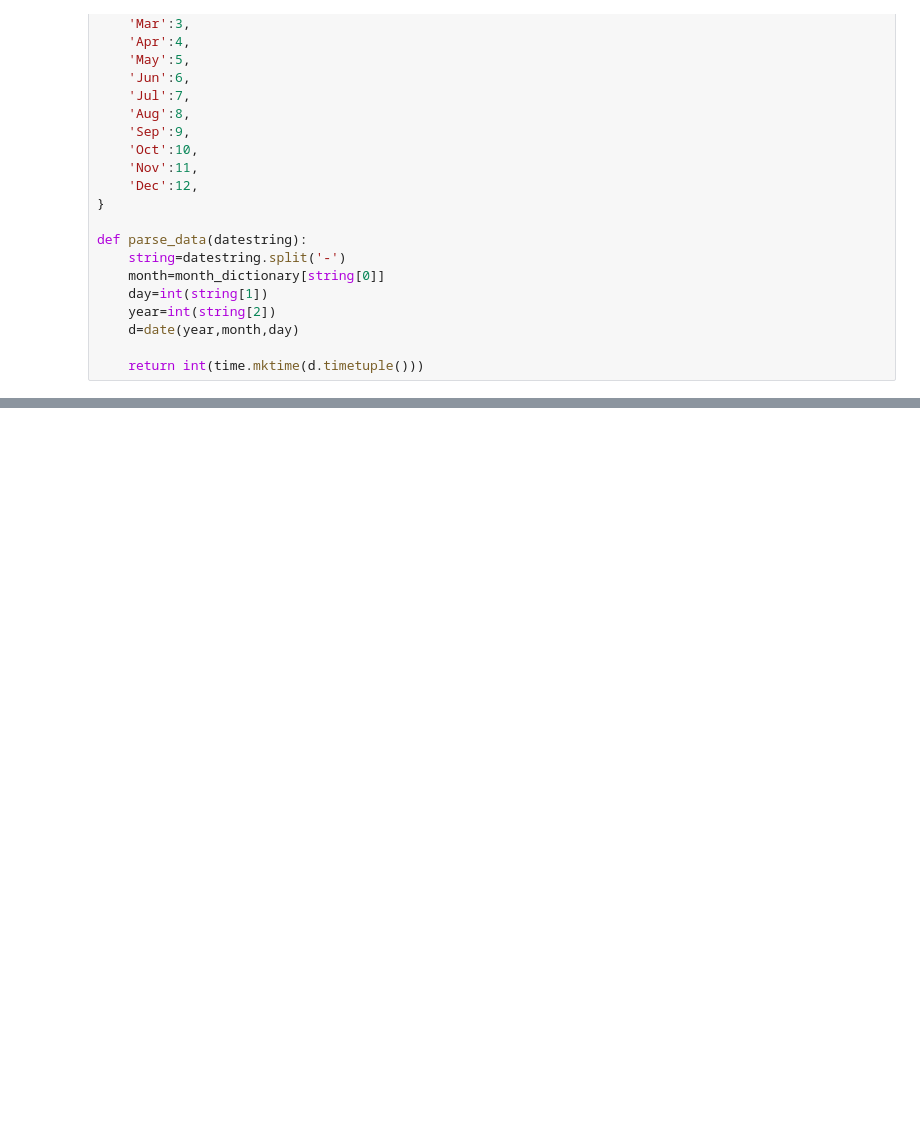
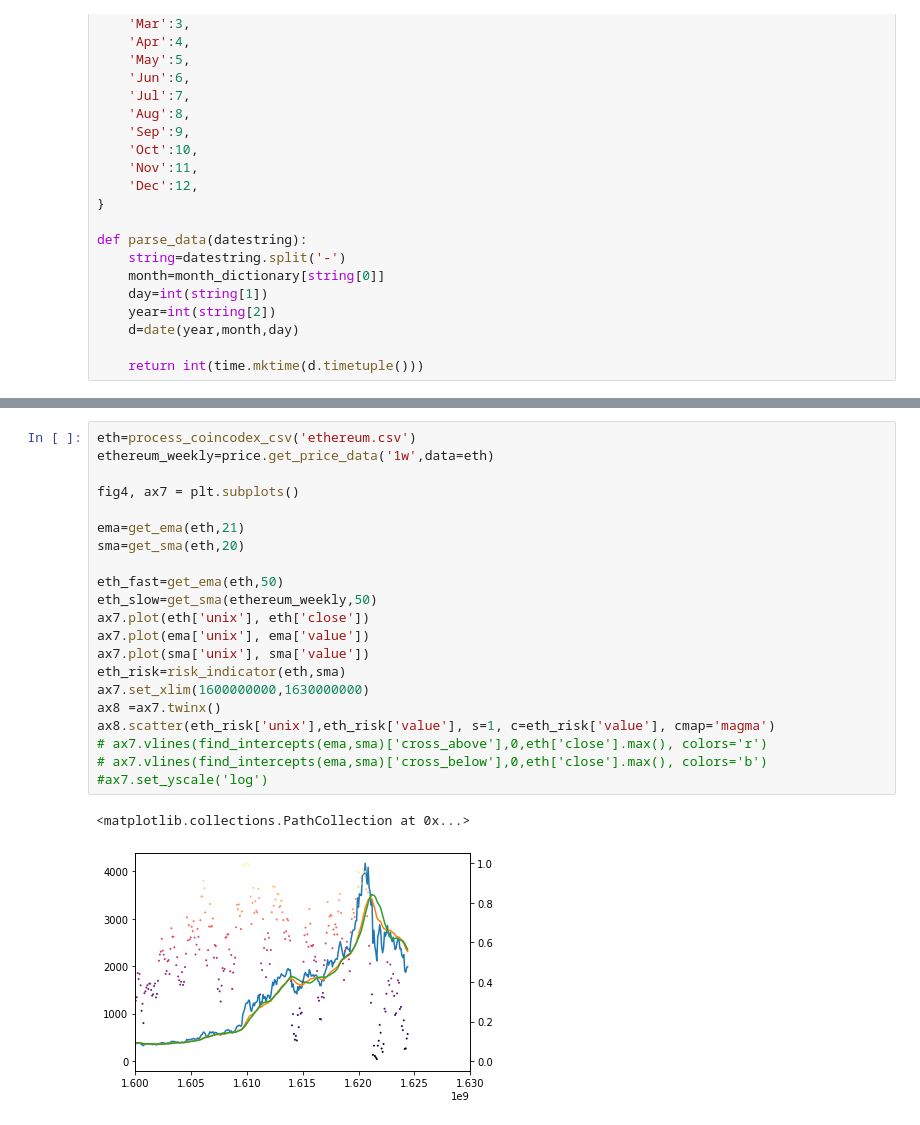
Before and after one commit to RDEvans31/saturn, a Jupyter notebook: Data analysis.ipynb, the cells around one changed output, grey strips where cells are left out. Saved outputs shown, nothing was run; the diff lists cells and outputs as text; blank space fills up the shorter version.

```diff
--- a/Data analysis.ipynb
+++ b/Data analysis.ipynb
@@ -222,0 +240,24 @@ ax5.set_yscale('log')
+# %%
+eth=process_coincodex_csv('ethereum.csv')
+ethereum_weekly=price.get_price_data('1w',data=eth)
+
+fig4, ax7 = plt.subplots()
+
+ema=get_ema(eth,21)
+sma=get_sma(eth,20)
+
+eth_fast=get_ema(eth,50)
+eth_slow=get_sma(ethereum_weekly,50)
+ax7.plot(eth['unix'], eth['close'])
+ax7.plot(ema['unix'], ema['value'])
+ax7.plot(sma['unix'], sma['value'])
+eth_risk=risk_indicator(eth,sma)
+ax7.set_xlim(1600000000,1630000000)
+ax8 =ax7.twinx()
+ax8.scatter(eth_risk['unix'],eth_risk['value'], s=1, c=eth_risk['value'], cmap='magma')
+# ax7.vlines(find_intercepts(ema,sma)['cross_above'],0,eth['close'].max(), colors='r')
+# ax7.vlines(find_intercepts(ema,sma)['cross_below'],0,eth['close'].max(), colors='b')
+#ax7.set_yscale('log')
+# %% [output]
+<matplotlib.collections.PathCollection at 0x...>
+[figure, added]
```
Also changed, not shown: parts of 12 cells of this notebook, 3 other files.
